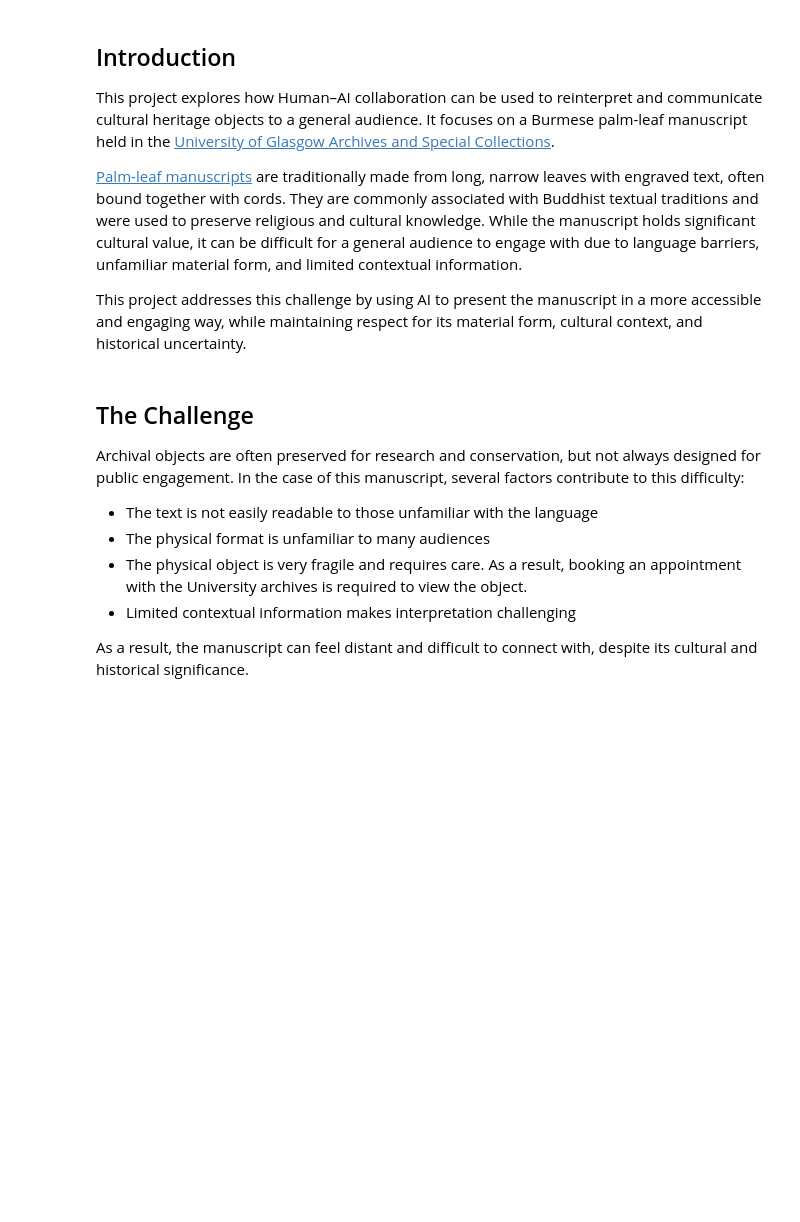
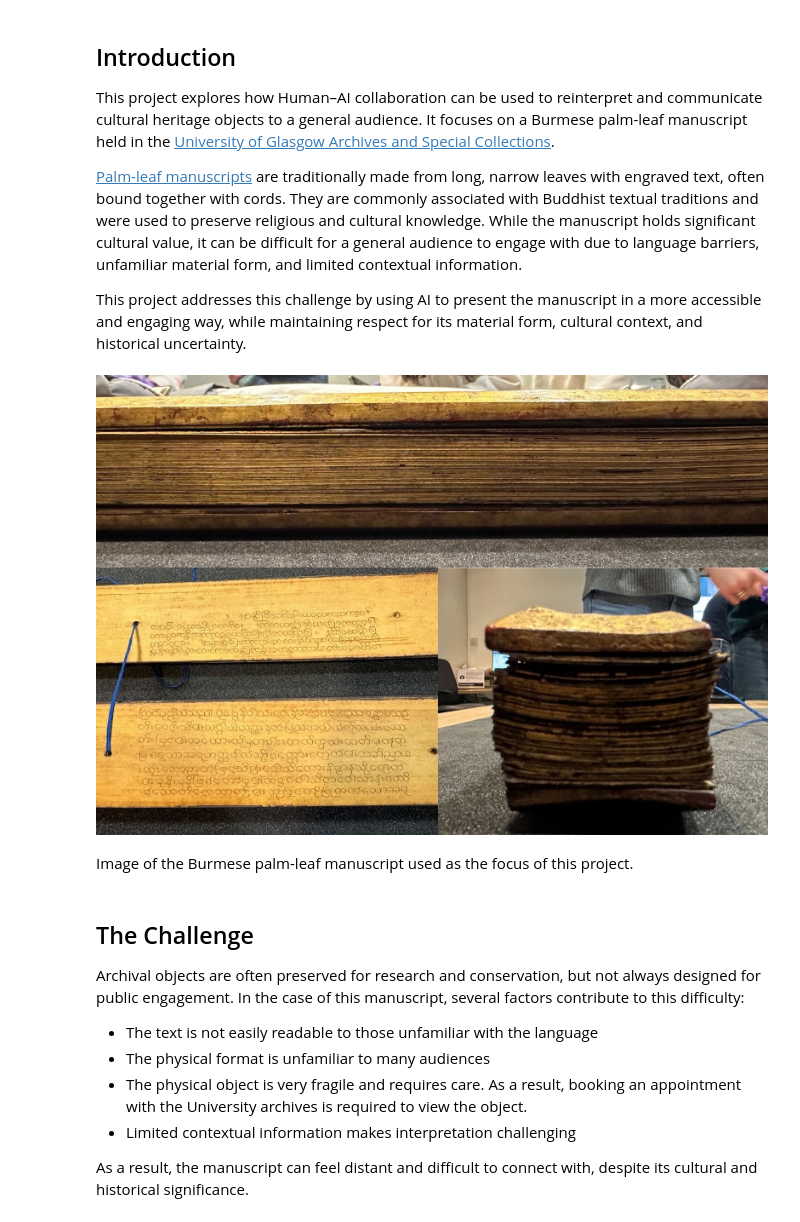
Before and after one commit to DMISpresdoesAI/AIB, a Jupyter notebook: 01_manuscript_interaction.ipynb, the cells around one changed output. Cells and saved outputs as stored; diff of their text form; code cells hidden in the pictures; blank space fills up the shorter version.

```diff
--- a/01_manuscript_interaction.ipynb
+++ b/01_manuscript_interaction.ipynb
@@ -12,3 +18,10 @@ This project addresses this challenge by using AI to present the manuscript in a
+# %%
+from IPython.display import Image
+Image ("images.jpg")
+# %% [output]
+[figure, added]
+# %% [markdown]
+Image of the Burmese palm-leaf manuscript used as the focus of this project.
 # %% [markdown]
 ## The Challenge
 
```
Also changed, not shown: parts of 5 cells of this notebook.
